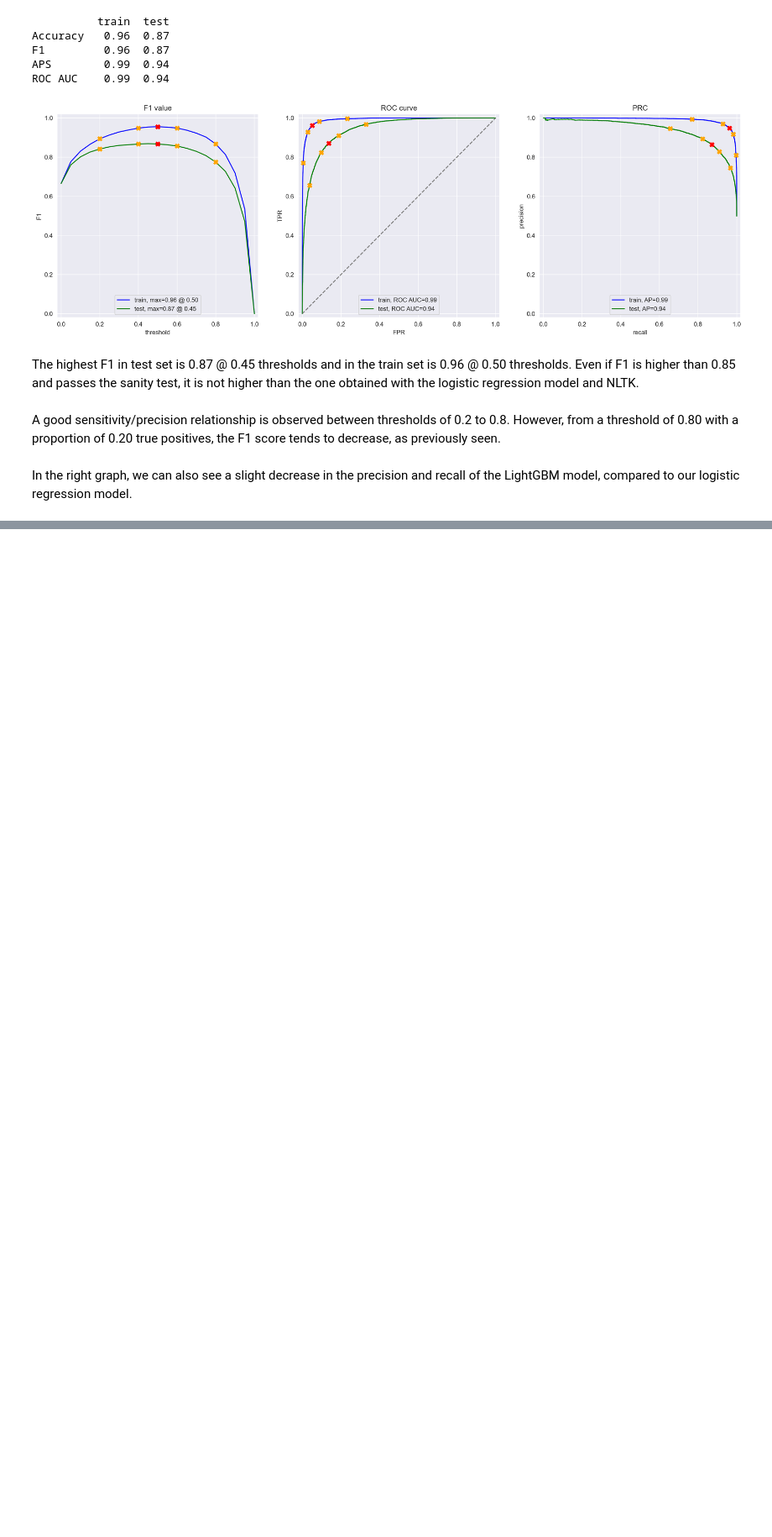
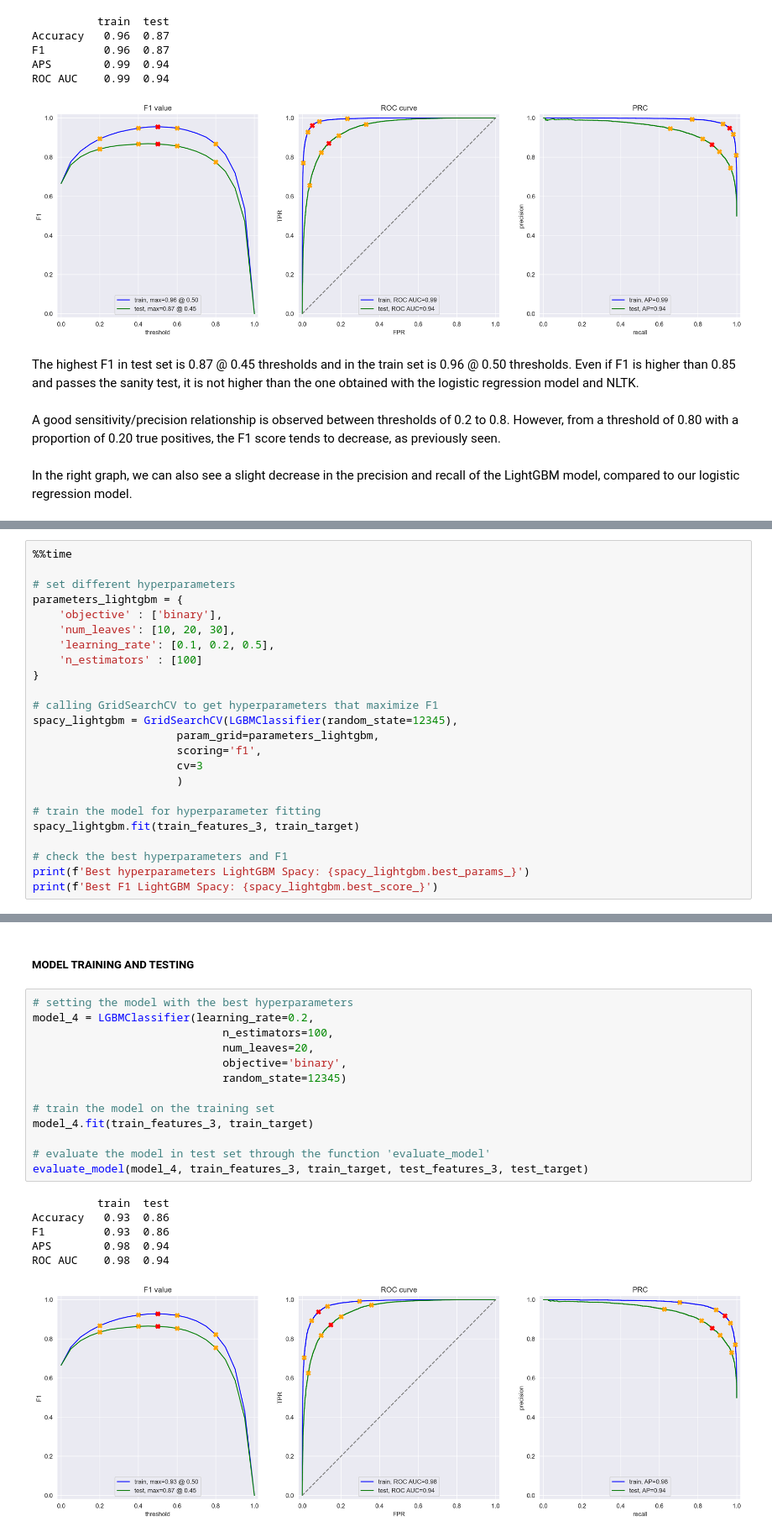
Before and after one commit to Vincent-Ambrose/Movies, a Jupyter notebook: movies.ipynb, the cells around one changed output, grey strips where cells are left out. Shown at 84% size. Cells and saved outputs as stored; diff of their text form; blank space fills up the shorter version.

```diff
--- a/movies.ipynb
+++ b/movies.ipynb
@@ -741,0 +871,24 @@ In the right graph, we can also see a slight decrease in the precision and recal
+# %%
+%%time
+
+# set different hyperparameters
+parameters_lightgbm = {
+    'objective' : ['binary'],
+    'num_leaves': [10, 20, 30],
+    'learning_rate': [0.1, 0.2, 0.5],
+    'n_estimators' : [100]
+}
+
+# calling GridSearchCV to get hyperparameters that maximize F1
+spacy_lightgbm = GridSearchCV(LGBMClassifier(random_state=12345),
+                      param_grid=parameters_lightgbm,
+                      scoring='f1',
+                      cv=3
+                      )
+
+# train the model for hyperparameter fitting
+spacy_lightgbm.fit(train_features_3, train_target)
+
+# check the best hyperparameters and F1
+print(f'Best hyperparameters LightGBM Spacy: {spacy_lightgbm.best_params_}')
+print(f'Best F1 LightGBM Spacy: {spacy_lightgbm.best_score_}')
@@ -741,0 +900,22 @@ In the right graph, we can also see a slight decrease in the precision and recal
+# %% [markdown]
+##### MODEL TRAINING AND TESTING
+# %%
+# setting the model with the best hyperparameters
+model_4 = LGBMClassifier(learning_rate=0.2,
+                             n_estimators=100,
+                             num_leaves=20,
+                             objective='binary',
+                             random_state=12345)
+
+# train the model on the training set
+model_4.fit(train_features_3, train_target)
+
+# evaluate the model in test set through the function 'evaluate_model'
+evaluate_model(model_4, train_features_3, train_target, test_features_3, test_target)
+# %% [output]
+          train  test
+Accuracy   0.93  0.86
+F1         0.93  0.86
+APS        0.98  0.94
+ROC AUC    0.98  0.94
+[figure, added]
```
Also changed, not shown: parts of 24 cells of this notebook, 1 other file.
